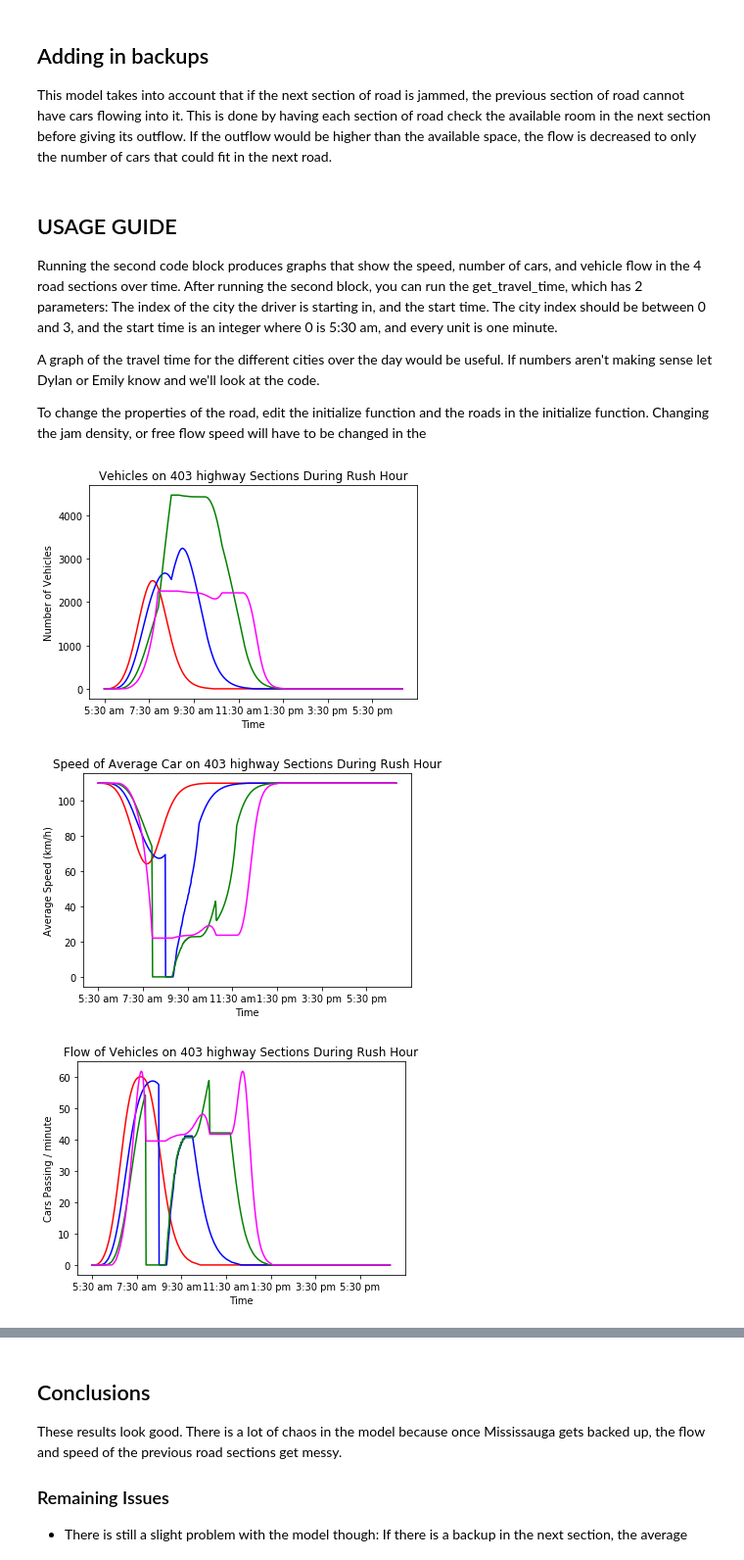
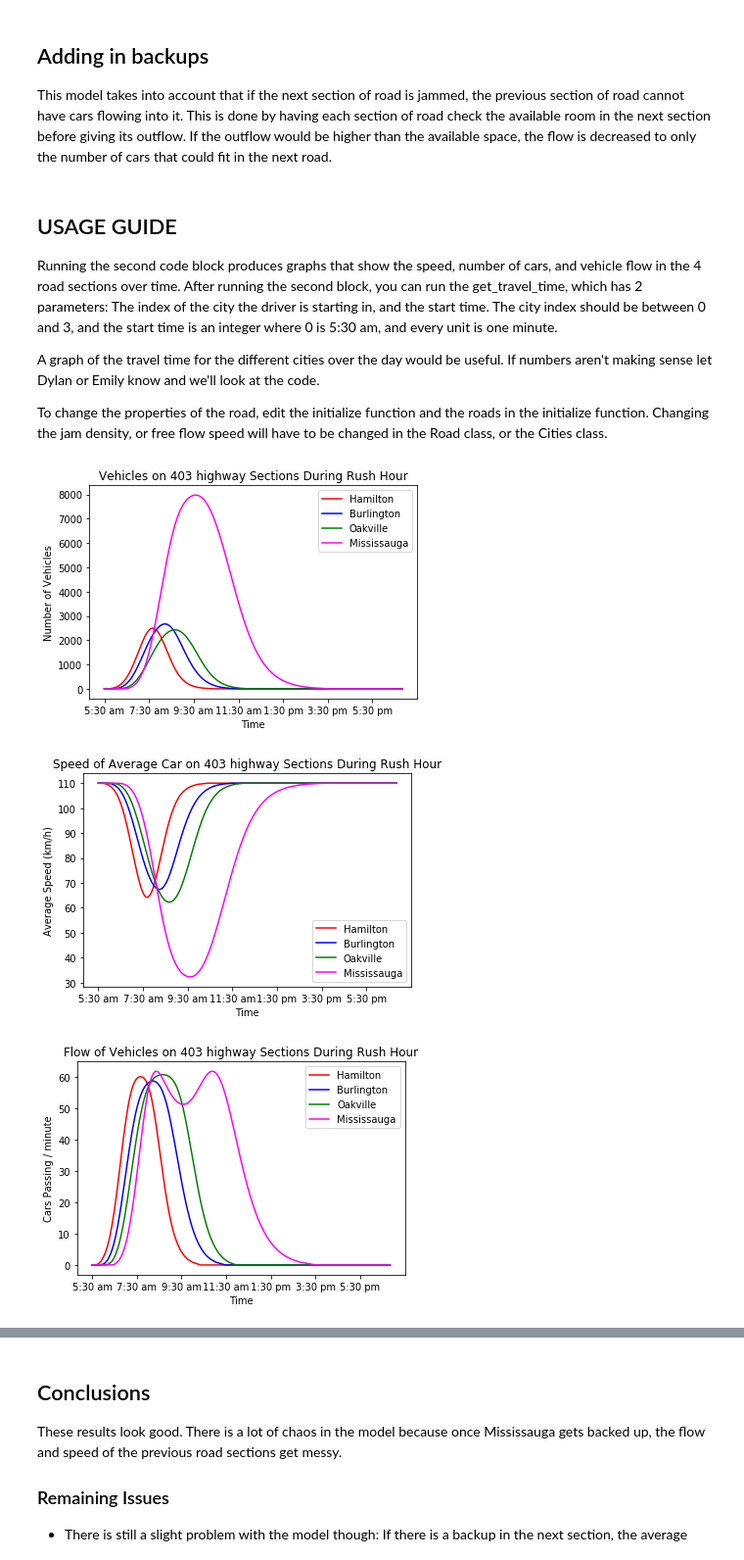
Before and after one commit to MelvilleDylan/TrafficModelling, a Jupyter notebook: Attemp2.ipynb, the cells around one changed output, grey strips where cells are left out. Shown at 98% size. Cells and saved outputs as stored; diff of their text form; code cells hidden in the pictures.

Commit message:
Added graph for travel time, fixed some default values

```diff
--- a/Attemp2.ipynb
+++ b/Attemp2.ipynb
@@ -9,7 +9,7 @@ Running the second code block produces graphs that show the speed, number of car
 
 A graph of the travel time for the different cities over the day would be useful. If numbers aren't making sense let Dylan or Emily know and we'll look at the code.
 
-To change the properties of the road, edit the initialize function and the roads in the initialize function. Changing the jam density, or free flow speed will have to be changed in the
+To change the properties of the road, edit the initialize function and the roads in the initialize function. Changing the jam density, or free flow speed will have to be changed in the Road class, or the Cities class.
 # %%
 from scipy import stats
 import math
@@ -38,7 +38,7 @@ class Road:
     global free_flow_speed, jam_density, capacity_percentage
     free_flow_speed = 110/60 #110 is the free flow speed in km/h, so 110/60 is km/min
     jam_density = 135
-    capacity_percentage = 0.8
+    capacity_percentage = 0.95
 
     def __init__(self, length, lanes, onramp_city):
         self.length = length
@@ -111,7 +111,7 @@ def initialize():
         Road(length=11.1, lanes=4, onramp_city=cities[0]),
         Road(length=17.0, lanes=3, onramp_city=cities[1]),
         Road(length=13.8, lanes=3, onramp_city=cities[2]),
-        Road(length=20.9, lanes=1, onramp_city=cities[3])
+        Road(length=20.9, lanes=4, onramp_city=cities[3])
     ]
 
     roads[0].set_next_road(roads[1])
@@ -158,33 +158,39 @@ plot(vehicles_record[0], color='red')
 plot(vehicles_record[1], color='blue')
 plot(vehicles_record[2], color='green')
 plot(vehicles_record[3], color='magenta')
 
+plt.legend(('Hamilton','Burlington','Oakville','Mississauga'))
+
 show()
 
 plt.title("Speed of Average Car on 403 highway Sections During Rush Hour")
 plt.xlabel("Time")
 plt.ylabel("Average Speed (km/h)")
 plt.xticks((np.arange(0,800,120)),('5:30 am','7:30 am','9:30 am','11:30 am','1:30 pm','3:30 pm','5:30 pm'))
 
 plot(speeds_record[0], color='red')
 plot(speeds_record[1], color='blue')
 plot(speeds_record[2], color='green')
 plot(speeds_record[3], color='magenta')
+
+plt.legend(('Hamilton','Burlington','Oakville','Mississauga'))
 
 show()
 
 plt.title("Flow of Vehicles on 403 highway Sections During Rush Hour")
 plt.xlabel("Time")
 plt.ylabel("Cars Passing / minute")
 plt.xticks((np.arange(0,800,120)),('5:30 am','7:30 am','9:30 am','11:30 am','1:30 pm','3:30 pm','5:30 pm'))
 
 plot(outflow_record[0], color='red')
 plot(outflow_record[1], color='blue')
 plot(outflow_record[2], color='green')
 plot(outflow_record[3], color='magenta')
 
+plt.legend(('Hamilton','Burlington','Oakville','Mississauga'))
+
 show()
 # %% [output]
-[figure, old version]
+[figure, new version]
-[figure, old version]
+[figure, new version]
-[figure, old version]
+[figure, new version]
```
Also changed, not shown: parts of 5 cells of this notebook.
